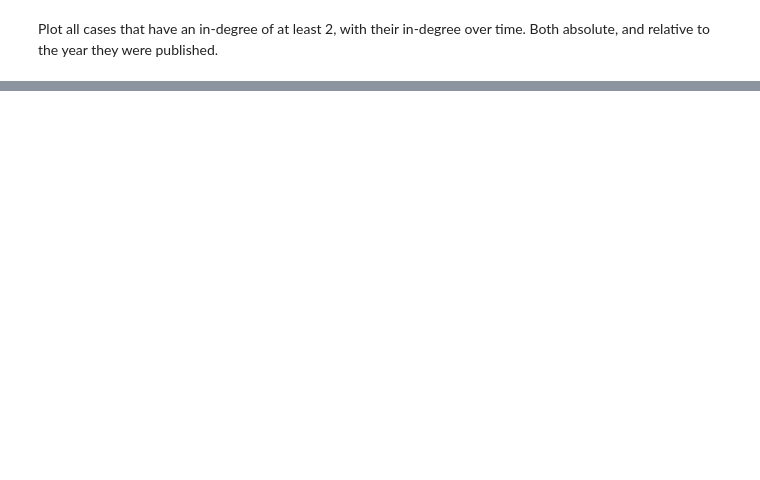
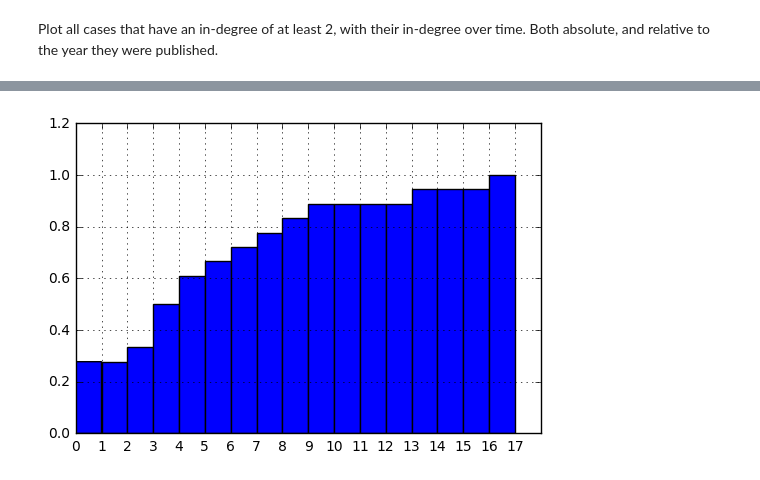
Before and after one commit to caselawanalytics/CaseLawAnalytics, a Jupyter notebook: notebooks/TimeAnalysis.ipynb, the cells around one changed output, grey strips where cells are left out. Drawn from its saved outputs; the diff is of its cells as text; code cells hidden in the pictures; blank space fills up the shorter version.

```diff
--- a/notebooks/TimeAnalysis.ipynb
+++ b/notebooks/TimeAnalysis.ipynb
@@ -116,0 +117,12 @@ plt.show()
+# %%
+links_df_merged = links_df.merge(nodes_df[['id', 'ecli', 'year']],
+                          left_on='source', right_on='id', suffixes=['_link', '_source'])
+links_df_merged = links_df_merged[['id_link', 'source', 'target', 'ecli', 'year']]
+links_df_merged.columns = ['id', 'id_source', 'id_target', 'ecli_source', 'year_source']
+
+links_df_merged = links_df_merged.merge(nodes_df[['id', 'ecli', 'year']],
+                          left_on='id_target', right_on='id', suffixes=['', '_t'])
+links_df_merged = links_df_merged[['id', 'id_source', 'id_target', 'ecli_source', 'ecli', 'year_source', 'year']]
+links_df_merged.columns = ['id', 'id_source', 'id_target', 'ecli_source', 'ecli_target', 'year_source', 'year_target']
+# %%
+nodes_per_ecli = nodes_total_df.swaplevel().sort_index()
@@ -116,0 +143,10 @@ plt.show()
+# %%
+nodes_grouped = nodes_per_ecli.groupby(level=0)
+links_grouped = links_df_merged.sort_values(['ecli_source', 'ecli_source', 'year_source']).groupby('ecli_target')
+
+ecli_stats = pd.DataFrame(index=nodes_total_df.index.levels[1])
+ecli_stats.loc[nodes_grouped.groups, 'max_in_degree'] = (nodes_grouped['in_degree'].max())
+ecli_stats.loc[links_grouped.groups, 'first_incoming'] = links_grouped['year_source'].min()
+ecli_stats.loc[links_grouped.groups, 'last_incoming'] = links_grouped['year_source'].max()
+ecli_stats['first_last_diff'] = ecli_stats['last_incoming'] - ecli_stats['first_incoming']
+ecli_stats.head()
@@ -116,0 +161,7 @@ plt.show()
+# %%
+differences = ecli_stats[ecli_stats['max_in_degree']>2]['first_last_diff']
+differences.hist(bins=int(max(differences)), cumulative=True, normed=True)
+plt.xticks(range(int(max(differences)+1)))
+plt.show()
+# %% [output]
+[figure, added]
```
Also changed, not shown: parts of 9 cells of this notebook.
